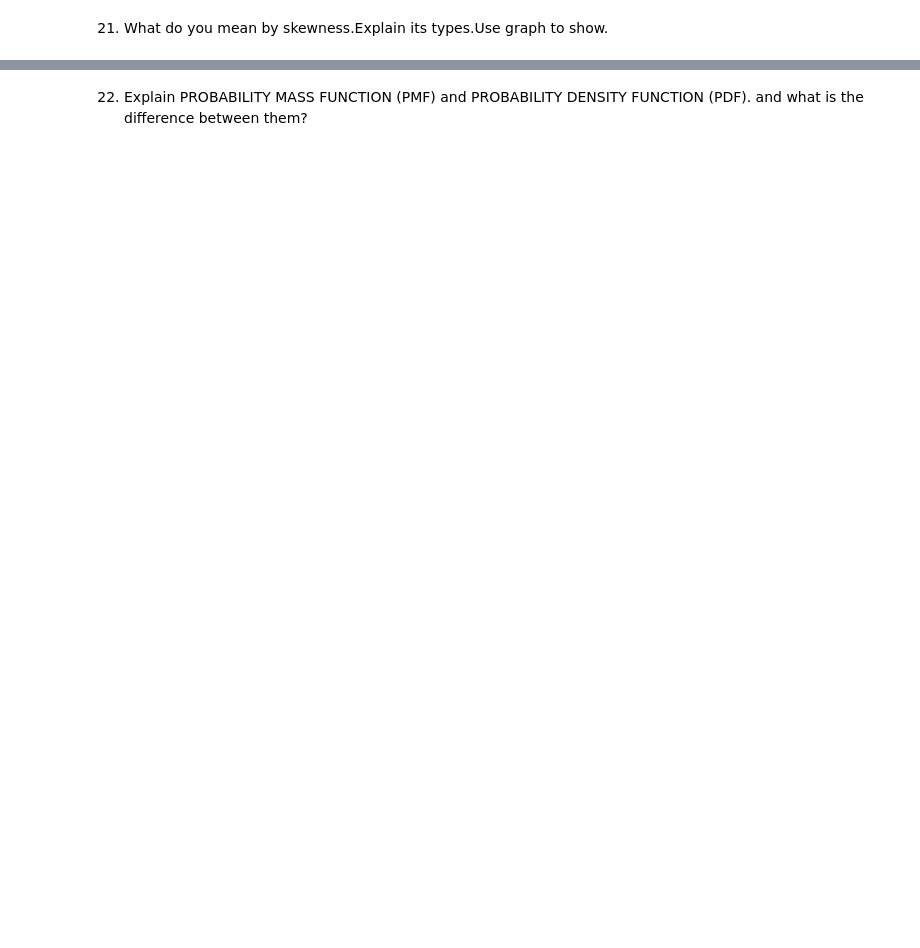
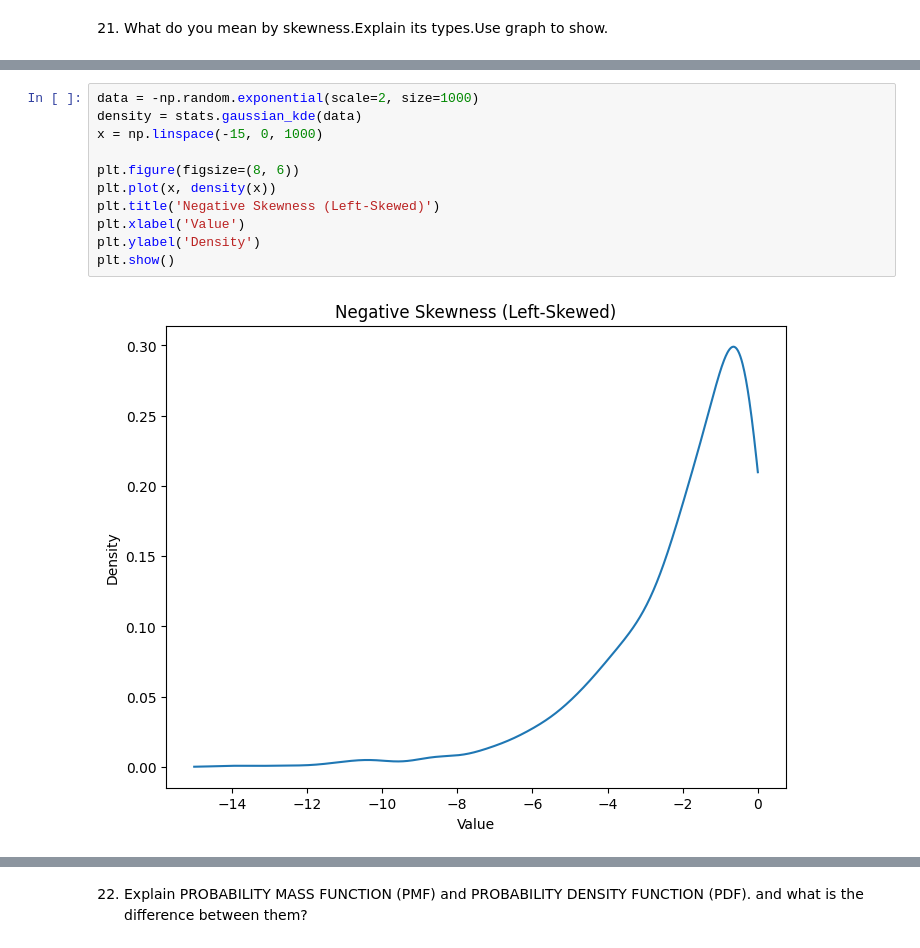
Before and after one commit to akash-soni/Data_Science_masters_pro, a Jupyter notebook: PW_Assignements.ipynb, the cells around one changed output, grey strips where cells are left out. Saved outputs shown, nothing was run; the diff lists cells and outputs as text; blank space fills up the shorter version.

```diff
--- a/PW_Assignements.ipynb
+++ b/PW_Assignements.ipynb
@@ -2666,0 +2789,13 @@ calculated.
+# %%
+data = -np.random.exponential(scale=2, size=1000)
+density = stats.gaussian_kde(data)
+x = np.linspace(-15, 0, 1000)
+
+plt.figure(figsize=(8, 6))
+plt.plot(x, density(x))
+plt.title('Negative Skewness (Left-Skewed)')
+plt.xlabel('Value')
+plt.ylabel('Density')
+plt.show()
+# %% [output]
+[figure, added]
```
Also changed, not shown: parts of 52 cells of this notebook, 42 other files.
